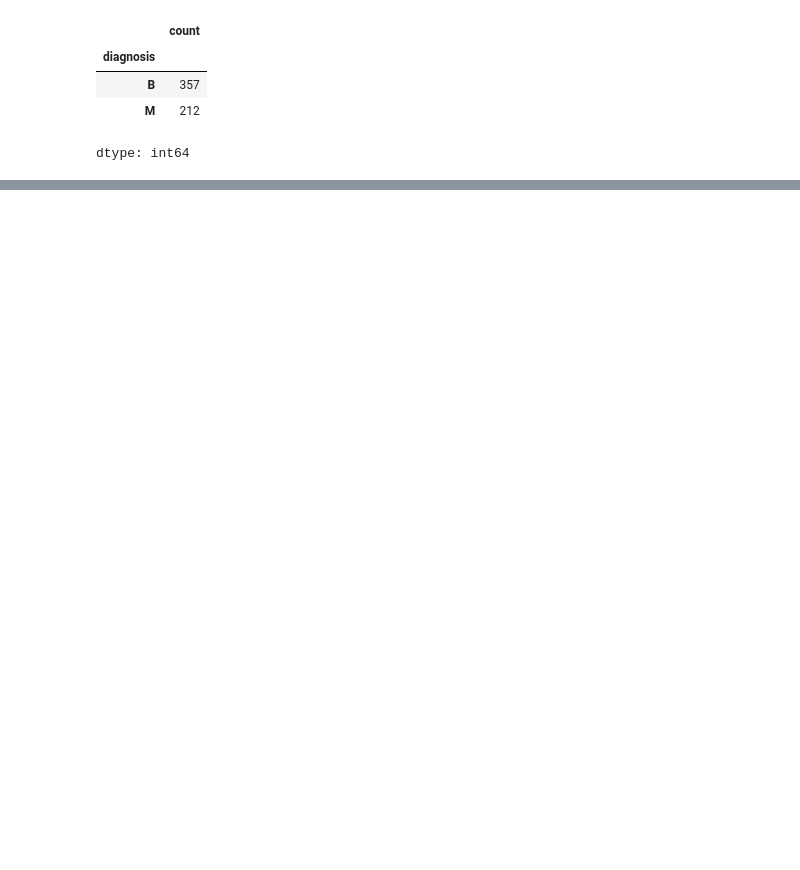
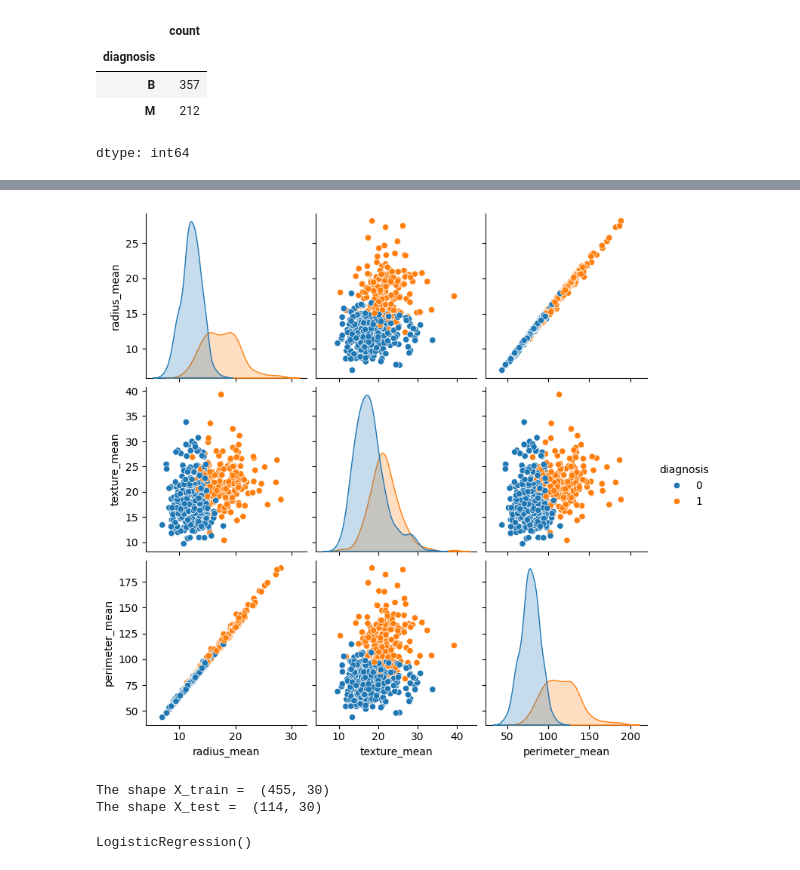
Before and after one commit to keroojoseph/ML-Breast-Cancer-Diagnosis, a Jupyter notebook: Breast_Cancer_Diagnosis.ipynb, the cells around one changed output, grey strips where cells are left out. Cells and saved outputs as stored; diff of their text form; code cells hidden in the pictures; blank space fills up the shorter version.

```diff
--- a/Breast_Cancer_Diagnosis.ipynb
+++ b/Breast_Cancer_Diagnosis.ipynb
@@ -101,0 +178,5 @@ dtype: int64
+# %%
+sns.pairplot(df.iloc[:, 1:5], hue='diagnosis')
+plt.show()
+# %% [output]
+[figure, added]
@@ -101,0 +192,11 @@ dtype: int64
+# %%
+print('The shape X_train = ', X_train.shape)
+print('The shape X_test = ', X_test.shape)
+# %% [output]
+The shape X_train =  (455, 30)
+The shape X_test =  (114, 30)
+# %%
+log = LogisticRegression()
+log.fit(X_train, y_train)
+# %% [output]
+LogisticRegression()
```
Also changed, not shown: parts of 25 cells of this notebook.
